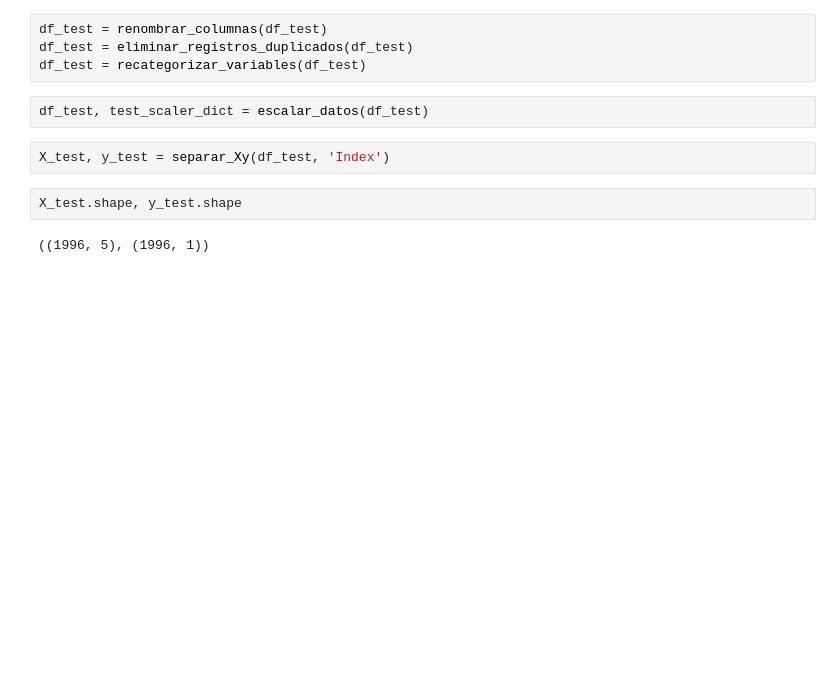
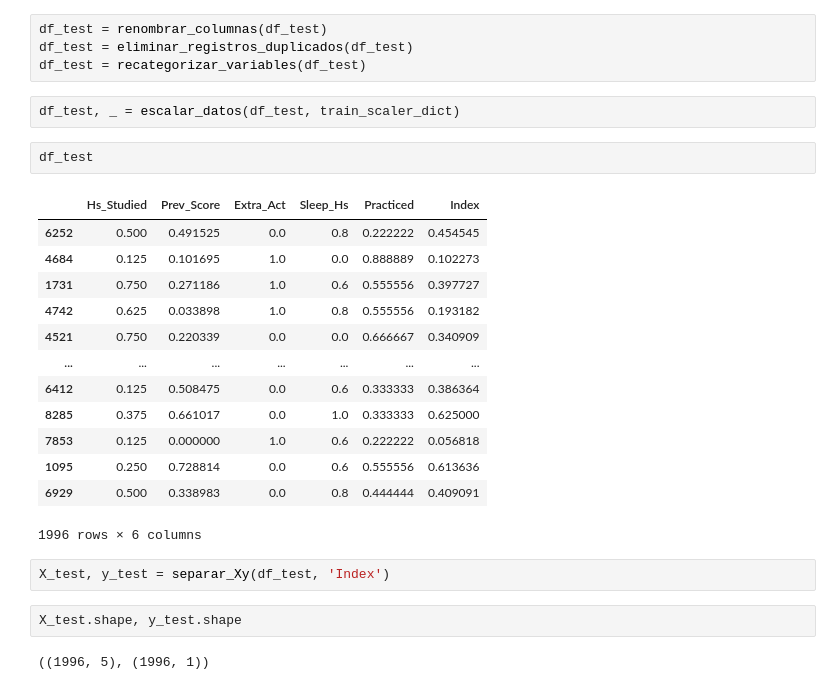
Before and after one commit to MiguelMussi/AAII_TP1, a Jupyter notebook: Problema_1.ipynb, the cells around one changed output. Drawn from its saved outputs; the diff is of its cells as text; blank space fills up the shorter version.

```diff
--- a/Problema_1.ipynb
+++ b/Problema_1.ipynb
@@ -386,7 +429,23 @@ df_test = renombrar_columnas(df_test)
 df_test = eliminar_registros_duplicados(df_test)
 df_test = recategorizar_variables(df_test)
 # %%
-df_test, test_scaler_dict = escalar_datos(df_test)
+df_test, _ = escalar_datos(df_test, train_scaler_dict)
+# %%
+df_test
+# %% [output]
+|  | Hs_Studied | Prev_Score | Extra_Act | Sleep_Hs | Practiced | Index |
+| 6252 | 0.500 | 0.491525 | 0.0 | 0.8 | 0.222222 | 0.454545 |
+| 4684 | 0.125 | 0.101695 | 1.0 | 0.0 | 0.888889 | 0.102273 |
+| 1731 | 0.750 | 0.271186 | 1.0 | 0.6 | 0.555556 | 0.397727 |
+| 4742 | 0.625 | 0.033898 | 1.0 | 0.8 | 0.555556 | 0.193182 |
+| 4521 | 0.750 | 0.220339 | 0.0 | 0.0 | 0.666667 | 0.340909 |
+| ... | ... | ... | ... | ... | ... | ... |
+| 6412 | 0.125 | 0.508475 | 0.0 | 0.6 | 0.333333 | 0.386364 |
+| 8285 | 0.375 | 0.661017 | 0.0 | 1.0 | 0.333333 | 0.625000 |
+| 7853 | 0.125 | 0.000000 | 1.0 | 0.6 | 0.222222 | 0.056818 |
+| 1095 | 0.250 | 0.728814 | 0.0 | 0.6 | 0.555556 | 0.613636 |
+| 6929 | 0.500 | 0.338983 | 0.0 | 0.8 | 0.444444 | 0.409091 |
+1996 rows × 6 columns
 # %%
 X_test, y_test = separar_Xy(df_test, 'Index')
 # %%
```
Also changed, not shown: parts of 9 cells of this notebook.
